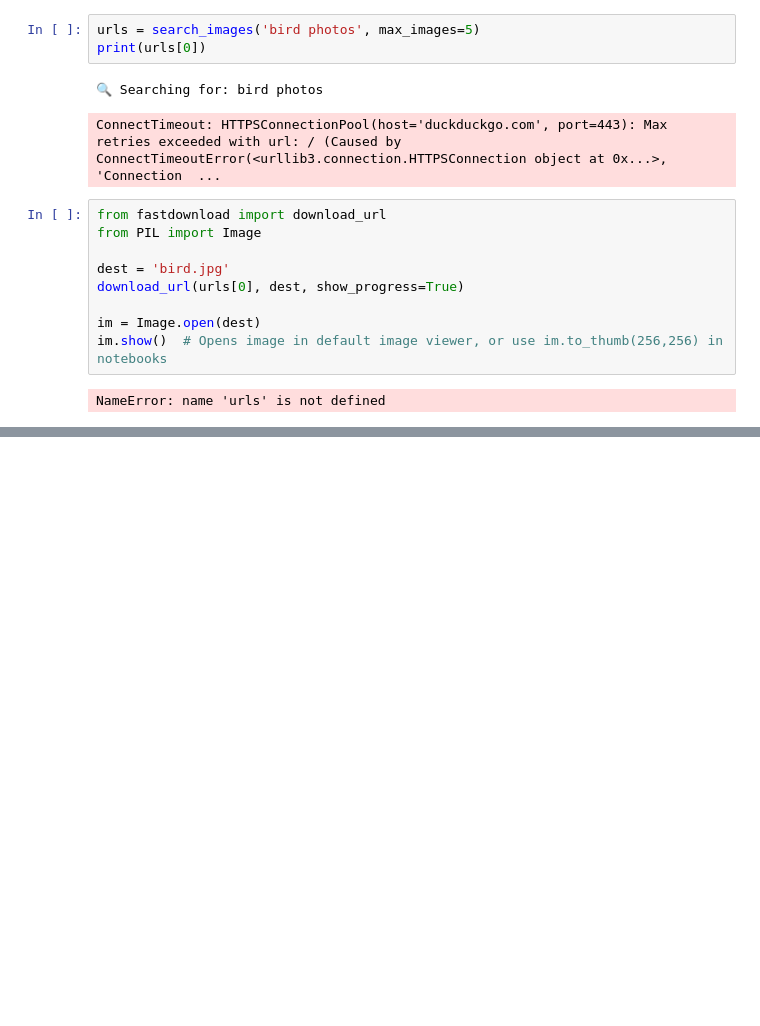
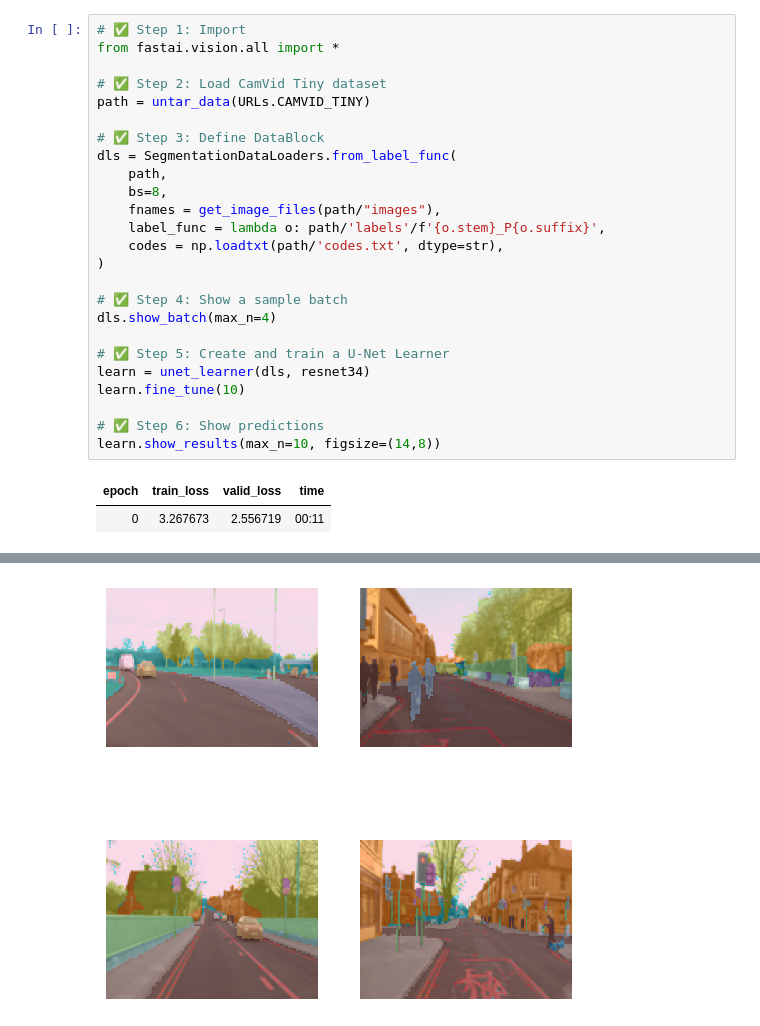
Before and after one commit to myakoobi/IRIS_ML_Project, a Jupyter notebook: ai jup.ipynb, the cells around one changed output, grey strips where cells are left out. Cells and saved outputs as stored; diff of their text form; blank space fills up the shorter version.

Commit message:
Trained model and updated AI.py

```diff
--- a/ai jup.ipynb
+++ b/ai jup.ipynb
@@ -68,17 +1,28 @@ def search_images(term, max_images=5):
-# %%
-urls = search_images('bird photos', max_images=5)
-print(urls[0])
-# %% [output]
-🔍 Searching for: bird photos
-ConnectTimeout: HTTPSConnectionPool(host='duckduckgo.com', port=443): Max retries exceeded with url: / (Caused by ConnectTimeoutError(<urllib3.connection.HTTPSConnection object at 0x...>, 'Connection  ...
-# %%
-from fastdownload import download_url
-from PIL import Image
-
-dest = 'bird.jpg'
-download_url(urls[0], dest, show_progress=True)
-
-im = Image.open(dest)
-im.show()  # Opens image in default image viewer, or use im.to_thumb(256,256) in notebooks
-# %% [output]
-NameError: name 'urls' is not defined
+# %%
+# ✅ Step 1: Import
+from fastai.vision.all import *
+
+# ✅ Step 2: Load CamVid Tiny dataset
+path = untar_data(URLs.CAMVID_TINY)
+
+# ✅ Step 3: Define DataBlock
+dls = SegmentationDataLoaders.from_label_func(
+    path,
+    bs=8,
+    fnames = get_image_files(path/"images"),
+    label_func = lambda o: path/'labels'/f'{o.stem}_P{o.suffix}',
+    codes = np.loadtxt(path/'codes.txt', dtype=str),
+)
+
+# ✅ Step 4: Show a sample batch
+dls.show_batch(max_n=4)
+
+# ✅ Step 5: Create and train a U-Net Learner
+learn = unet_learner(dls, resnet34)
+learn.fine_tune(10)
+
+# ✅ Step 6: Show predictions
+learn.show_results(max_n=10, figsize=(14,8))
+# %% [output]
+| epoch | train_loss | valid_loss | time |
+| 0 | 3.267673 | 2.556719 | 00:11 |
@@ -84,0 +41 @@ NameError: name 'urls' is not defined
+[figure, added]
```
Also changed, not shown: parts of 7 cells of this notebook, 4 other files.
